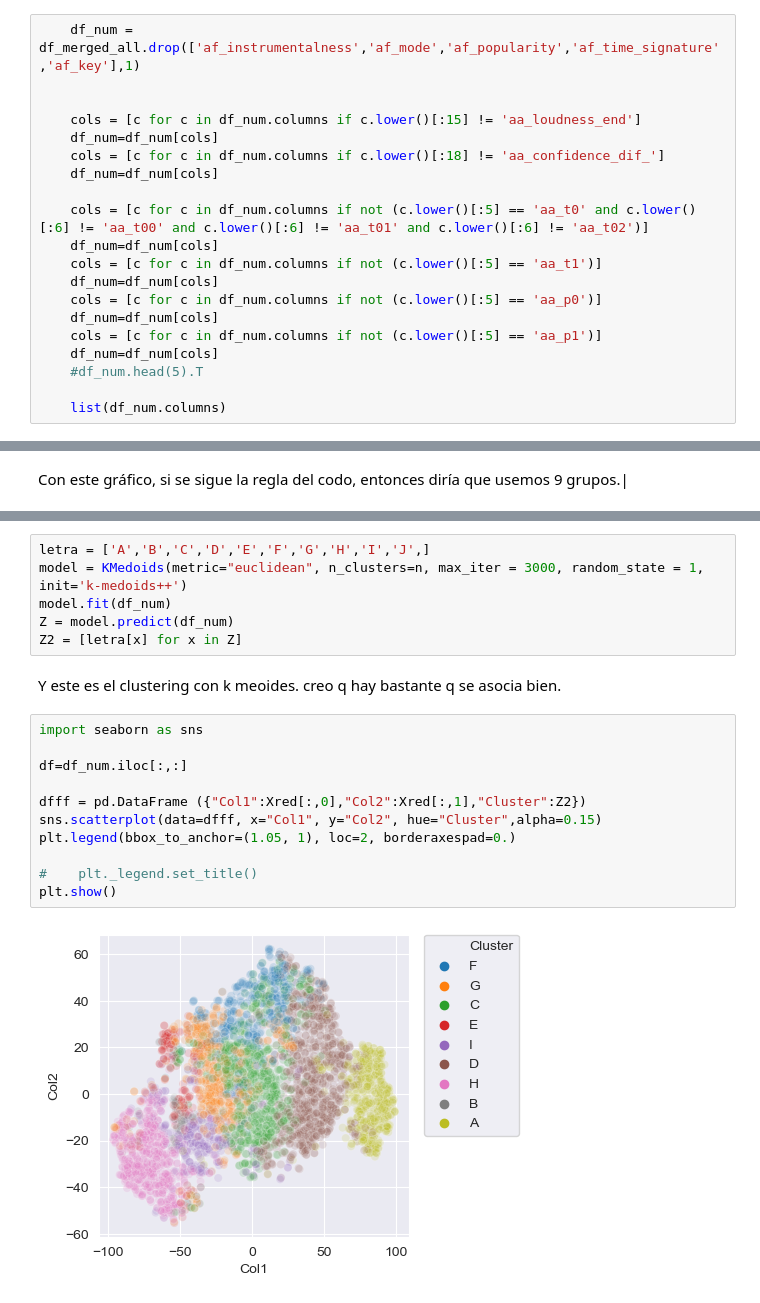
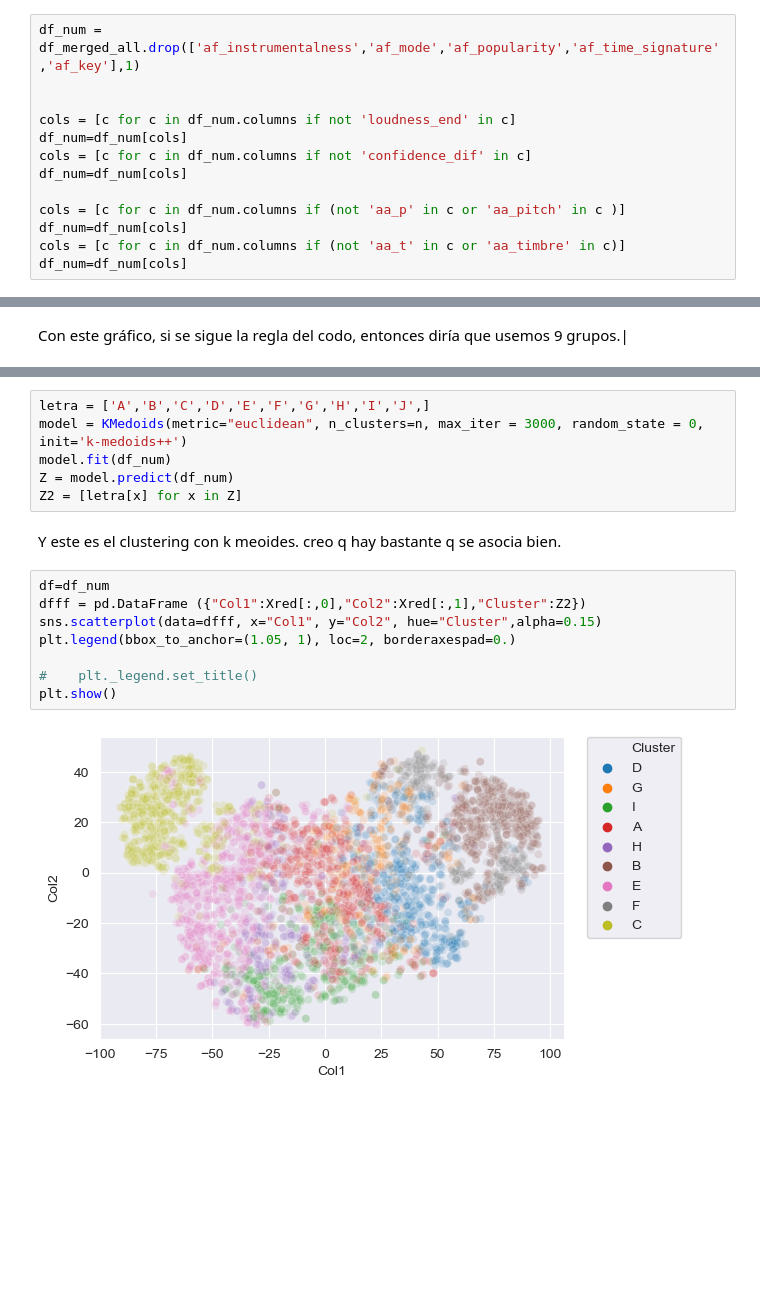
Before and after one commit to francotestori/dmctuba_01, a Jupyter notebook: preprocesamiento/03_tsne.ipynb, the cells around one changed output, grey strips where cells are left out. Cells and saved outputs as stored; diff of their text form; blank space fills up the shorter version.

```diff
--- a/preprocesamiento/03_tsne.ipynb
+++ b/preprocesamiento/03_tsne.ipynb
@@ -85,20 +123,13 @@ Así que empiezo a remover las variables que considero que no me van a ayudar pa
 # %%
-    df_num = df_merged_all.drop(['af_instrumentalness','af_mode','af_popularity','af_time_signature','af_key'],1)
+df_num = df_merged_all.drop(['af_instrumentalness','af_mode','af_popularity','af_time_signature','af_key'],1)
 
 
-    cols = [c for c in df_num.columns if c.lower()[:15] != 'aa_loudness_end']
-    df_num=df_num[cols]
-    cols = [c for c in df_num.columns if c.lower()[:18] != 'aa_confidence_dif_']
-    df_num=df_num[cols]
+cols = [c for c in df_num.columns if not 'loudness_end' in c]
+df_num=df_num[cols]
+cols = [c for c in df_num.columns if not 'confidence_dif' in c]
+df_num=df_num[cols]
 
-    cols = [c for c in df_num.columns if not (c.lower()[:5] == 'aa_t0' and c.lower()[:6] != 'aa_t00' and c.lower()[:6] != 'aa_t01' and c.lower()[:6] != 'aa_t02')]
-    df_num=df_num[cols]
-    cols = [c for c in df_num.columns if not (c.lower()[:5] == 'aa_t1')]
-    df_num=df_num[cols]
-    cols = [c for c in df_num.columns if not (c.lower()[:5] == 'aa_p0')]
-    df_num=df_num[cols]
-    cols = [c for c in df_num.columns if not (c.lower()[:5] == 'aa_p1')]
-    df_num=df_num[cols]
-    #df_num.head(5).T
-
-    list(df_num.columns)
+cols = [c for c in df_num.columns if (not 'aa_p' in c or 'aa_pitch' in c )]
+df_num=df_num[cols]
+cols = [c for c in df_num.columns if (not 'aa_t' in c or 'aa_timbre' in c)]
+df_num=df_num[cols]
@@ -265,21 +298,18 @@ len(df_num.columns)
 # %%
 letra = ['A','B','C','D','E','F','G','H','I','J',]
-model = KMedoids(metric="euclidean", n_clusters=n, max_iter = 3000, random_state = 1, init='k-medoids++')
+model = KMedoids(metric="euclidean", n_clusters=n, max_iter = 3000, random_state = 0, init='k-medoids++')
 model.fit(df_num)
 Z = model.predict(df_num)
 Z2 = [letra[x] for x in Z]
 # %% [markdown]
 Y este es el clustering con k meoides. creo q hay bastante q se asocia bien.
 # %%
-import seaborn as sns
-
-df=df_num.iloc[:,:]
-
+df=df_num
 dfff = pd.DataFrame ({"Col1":Xred[:,0],"Col2":Xred[:,1],"Cluster":Z2})
 sns.scatterplot(data=dfff, x="Col1", y="Col2", hue="Cluster",alpha=0.15)
 plt.legend(bbox_to_anchor=(1.05, 1), loc=2, borderaxespad=0.)
 
 #    plt._legend.set_title()
 plt.show()
 # %% [output]
-[figure, old version]
+[figure, new version]
```
Also changed, not shown: parts of 11 cells of this notebook, 1 other file.
